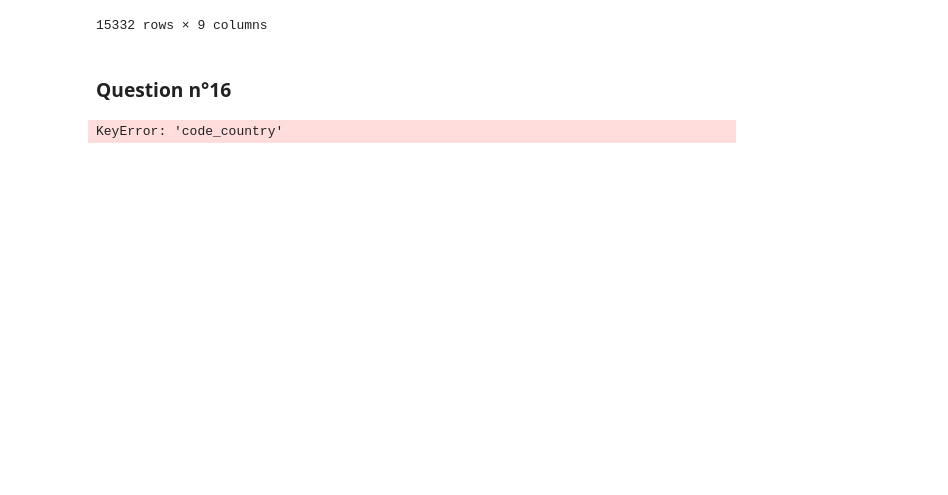
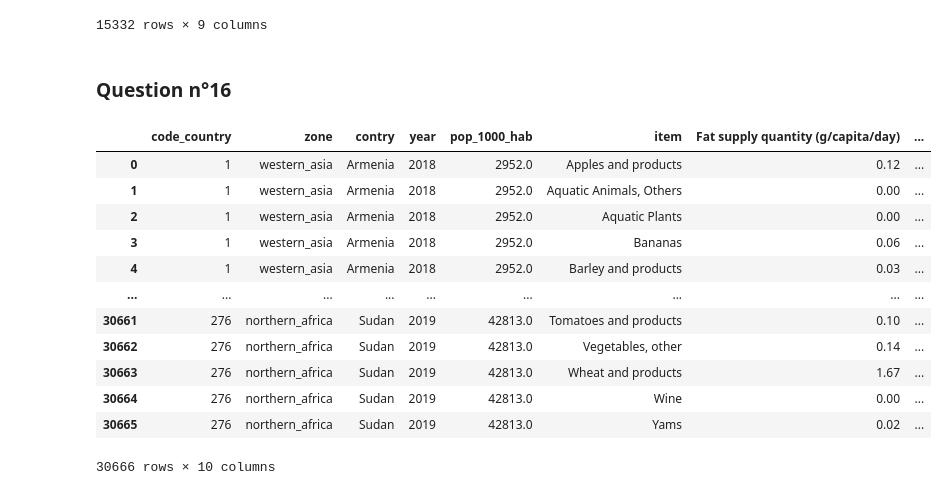
Before and after one commit to StevenDelval/PremierPasPandas, a Jupyter notebook: PremierPasPandas.ipynb, the cells around one changed output. Cells and saved outputs as stored; diff of their text form; code cells hidden in the pictures; blank space fills up the shorter version.

Commit message:
Add sort

```diff
--- a/PremierPasPandas.ipynb
+++ b/PremierPasPandas.ipynb
@@ -289,6 +289,22 @@ df[mask_2018]
 ### Question n°16
 # %%
 df_zone = pd.read_csv("csv/zone.csv")
-df_merge = df.merge(df_zone,on='code_contry')
+df_zone.sort_values(by="code_country",inplace=True)
+
+df_merge = df_zone.merge(df,on='code_country')
+
+df_merge
 # %% [output]
+|  | code_country | zone | contry | year | pop_1000_hab | item | Fat supply quantity (g/capita/day) | ... |
+| 0 | 1 | western_asia | Armenia | 2018 | 2952.0 | Apples and products | 0.12 | ... |
+| 1 | 1 | western_asia | Armenia | 2018 | 2952.0 | Aquatic Animals, Others | 0.00 | ... |
+| 2 | 1 | western_asia | Armenia | 2018 | 2952.0 | Aquatic Plants | 0.00 | ... |
+| 3 | 1 | western_asia | Armenia | 2018 | 2952.0 | Bananas | 0.06 | ... |
+| 4 | 1 | western_asia | Armenia | 2018 | 2952.0 | Barley and products | 0.03 | ... |
+| ... | ... | ... | ... | ... | ... | ... | ... | ... |
+| 30661 | 276 | northern_africa | Sudan | 2019 | 42813.0 | Tomatoes and products | 0.10 | ... |
+| 30662 | 276 | northern_africa | Sudan | 2019 | 42813.0 | Vegetables, other | 0.14 | ... |
+| 30663 | 276 | northern_africa | Sudan | 2019 | 42813.0 | Wheat and products | 1.67 | ... |
+| 30664 | 276 | northern_africa | Sudan | 2019 | 42813.0 | Wine | 0.00 | ... |
+| 30665 | 276 | northern_africa | Sudan | 2019 | 42813.0 | Yams | 0.02 | ... |
-KeyError: 'code_country'
+30666 rows × 10 columns
```
Also changed, not shown: parts of 2 cells of this notebook.
